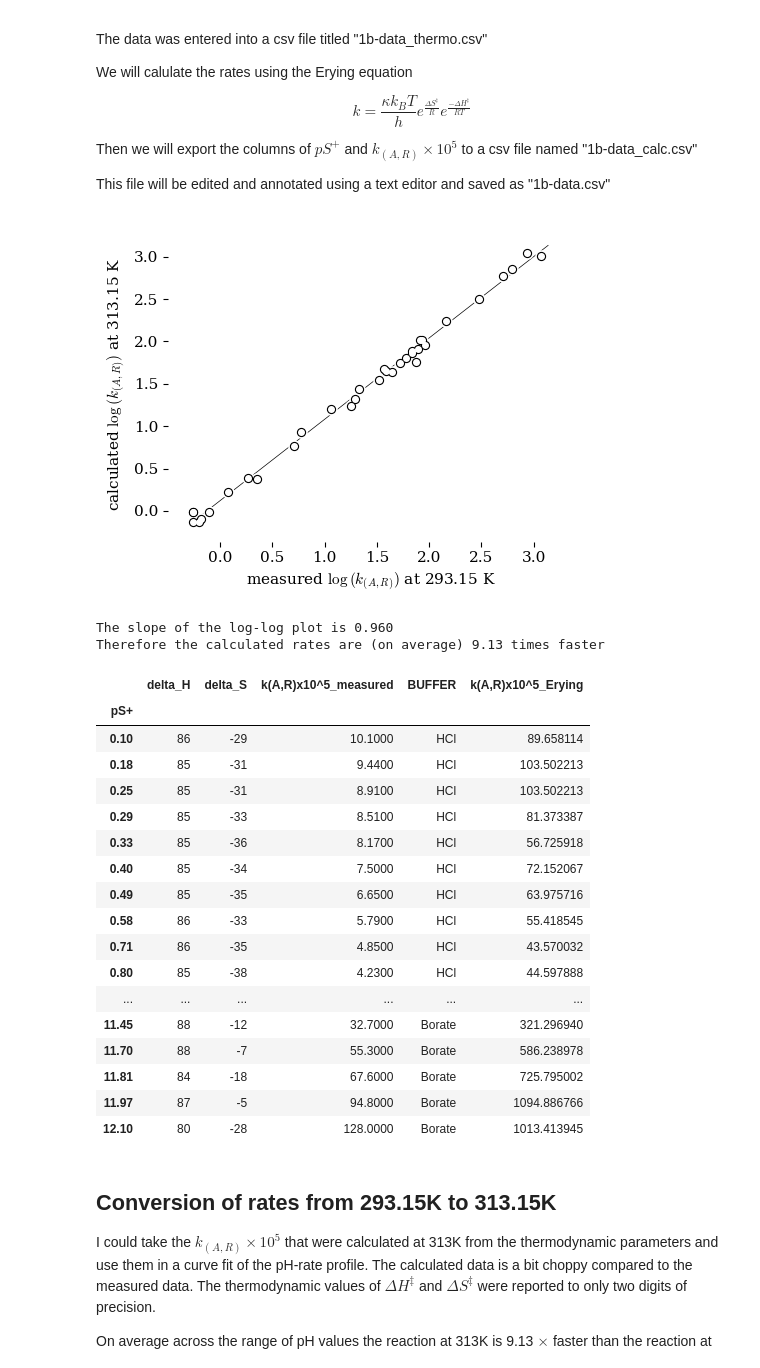
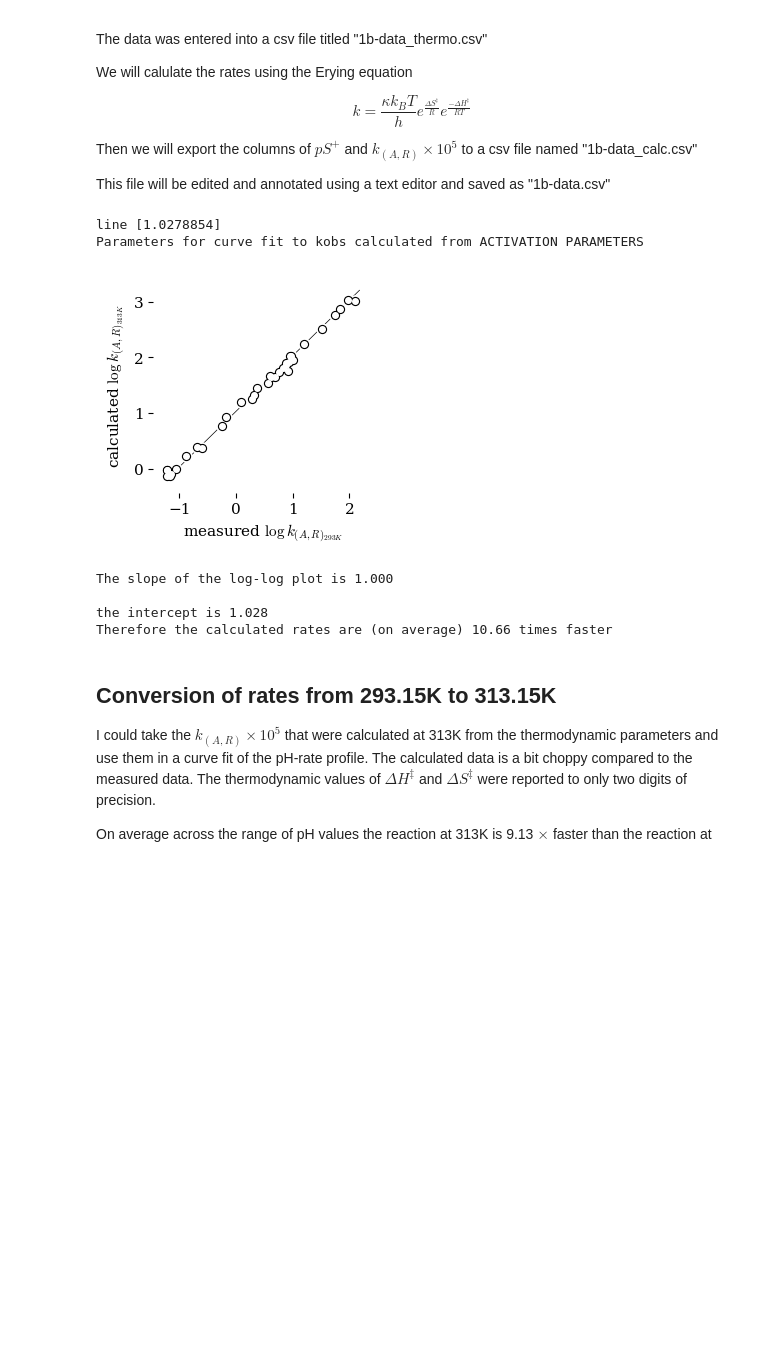
Before and after one commit to blinkletter/4410PythonNotebooks, a Jupyter notebook: Class_23/23-1b_calculator.ipynb, the cells around one changed output. Cells and saved outputs as stored; diff of their text form; code cells hidden in the pictures; blank space fills up the shorter version.

```diff
--- a/Class_23/23-1b_calculator.ipynb
+++ b/Class_23/23-1b_calculator.ipynb
@@ -26,6 +26,8 @@ import numpy as np
 import matplotlib.pyplot as plt
 import scipy.stats as stats
 import scipy.constants as constants  # a collection of scientific constants
+from scipy.optimize import curve_fit
+
 
 github_location = "https://raw.githubusercontent.com/blinkletter/4410PythonNotebooks/main/Class_23/data/"
 #github_location = "./data/"
@@ -64,17 +66,38 @@ df.rename(columns={"k(A,R)x10^5":"k(A,R)x10^5_measured"}, inplace = True)
 df["k(A,R)x10^5_Erying"] = (kappa * kB * T / h) * np.exp(delta_S / R) * np.exp(-delta_H / (R * T)) * 1E5
 
 ### Pull x and y data from the dataframe
-x = np.log10(df["k(A,R)x10^5_measured"] * 9.13)
+x = np.log10(df["k(A,R)x10^5_measured"])
 y = np.log10(df["k(A,R)x10^5_Erying"])
 
 ##############################################################
 ### Perform a linear regression line fit of x and y
 ##############################################################
 
-fit = stats.linregress(x,y)    ### This is the line fit
 
-slope = fit.slope
-intercept = fit.intercept
+if True:    # Force slope to 1.0
+
+
+    def model1(x, int):
+        y = 1.0*x + int
+        return(y)
+
+    parameters, pcov = curve_fit(model1, x, y)  # Curve fit the model to the x,y data using bounding limits
+
+    [int] = parameters  ### Assign the parameter list to values
+    perr = np.sqrt(np.diag(pcov))     ### Determine standard deviations from covariance matrix
+
+    print("line", parameters)
+    print("Parameters for curve fit to kobs calculated from ACTIVATION PARAMETERS")
+
+    slope = 1.0
+    intercept = int
+
+if False:  # use tradition linear reghression to fit bot slope and intercept
+
+    fit = stats.linregress(x,y)    ### This is the line fit
+
+    slope = fit.slope
+    intercept = fit.intercept
 
 ### Create a line to plot from the slope and intercept
 start = np.min(x)
@@ -93,60 +116,50 @@ style_name = github_location_styles + style
 plt.style.use(style_name)
 
 ### Set figure layout (fig) that contains the plot (ax)
-fig, ax = plt.subplots(nrows=1, ncols=1, figsize=(5,4))
+fig, ax = plt.subplots(nrows=1, ncols=1, figsize=(3,3))
 
 ### Set margins around the plot (ax)
 ax.margins(x=.07, y=.07, tight=True)
 
 ### Set axis labels and ranges for the plot (ax)
 ax.set(
 #    title="None",
-          ylabel=r"calculated $\log{(k_{(A,R)})}$ at 313.15 K",
-          xlabel=r"measured $\log{(k_{(A,R)})}$ at 293.15 K",
+          ylabel=r"calculated $\log{k_{(A,R)_{313K}}}$",
+          xlabel=r"measured $\log{k_{(A,R)_{293K}}}$",
 #          xlim=[-.9,.9],
 #          ylim=[-3.7,-2.7]
          )
 
 ### Plot the line fit. (zorder = 3 will be in front of zorder = 1)
 ax.plot(x1, fity, color='black', zorder=1, linewidth=0.5)
 
 ### Plot the data as a series of stacked data points to create
 ### the appearance of open circles with a white margin
 ax.scatter(x,y, s=64, color="white", marker='o', zorder=3)
 ax.scatter(x,y, s=32, color="black", marker='o', zorder=3)
 ax.scatter(x,y, s=16, color="white", marker='o', zorder=3)
 
 ### Save the figure containing the plot and show the plot in this notebook]
 fig.savefig("plot_1b_calc.pdf")   # use this to save the figure in PDF format
 plt.show()
 
 ### Display the results
 print(f"The slope of the log-log plot is {slope:0.3f}")
-print(f"Therefore the calculated rates are (on average) {10**slope:0.2f} times faster")
+print()
+print(f"the intercept is {intercept:0.3f}")
+print(f"Therefore the calculated rates are (on average) {10**intercept:0.2f} times faster")
 
-display(df)
+
+#
+# display(df)
 # %% [output]
+line [1.0278854]
+Parameters for curve fit to kobs calculated from ACTIVATION PARAMETERS
-[figure, old version]
+[figure, new version]
-The slope of the log-log plot is 0.960
-Therefore the calculated rates are (on average) 9.13 times faster
-|  | delta_H | delta_S | k(A,R)x10^5_measured | BUFFER | k(A,R)x10^5_Erying |
-| pS+ |  |  |  |  |  |
-| 0.10 | 86 | -29 | 10.1000 | HCl | 89.658114 |
-| 0.18 | 85 | -31 | 9.4400 | HCl | 103.502213 |
-| 0.25 | 85 | -31 | 8.9100 | HCl | 103.502213 |
-| 0.29 | 85 | -33 | 8.5100 | HCl | 81.373387 |
-| 0.33 | 85 | -36 | 8.1700 | HCl | 56.725918 |
-| 0.40 | 85 | -34 | 7.5000 | HCl | 72.152067 |
-| 0.49 | 85 | -35 | 6.6500 | HCl | 63.975716 |
-| 0.58 | 86 | -33 | 5.7900 | HCl | 55.418545 |
-| 0.71 | 86 | -35 | 4.8500 | HCl | 43.570032 |
-| 0.80 | 85 | -38 | 4.2300 | HCl | 44.597888 |
-| ... | ... | ... | ... | ... | ... |
-| 11.45 | 88 | -12 | 32.7000 | Borate | 321.296940 |
-| 11.70 | 88 | -7 | 55.3000 | Borate | 586.238978 |
-| 11.81 | 84 | -18 | 67.6000 | Borate | 725.795002 |
-| 11.97 | 87 | -5 | 94.8000 | Borate | 1094.886766 |
-| 12.10 | 80 | -28 | 128.0000 | Borate | 1013.413945 |
+The slope of the log-log plot is 1.000
+
+the intercept is 1.028
+Therefore the calculated rates are (on average) 10.66 times faster
 # %% [markdown]
 ## Conversion of rates from 293.15K to 313.15K
 
```
Also changed, not shown: parts of 5 cells of this notebook, 15 other files.
